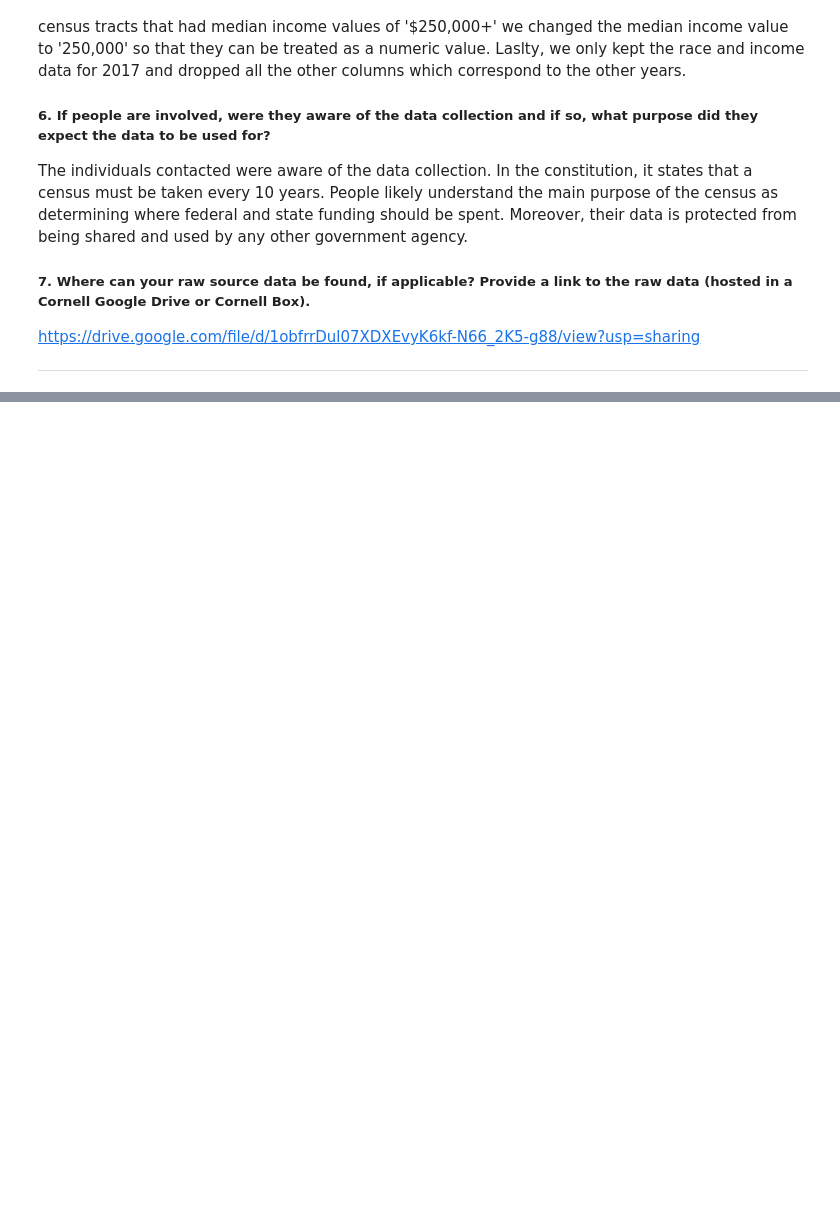
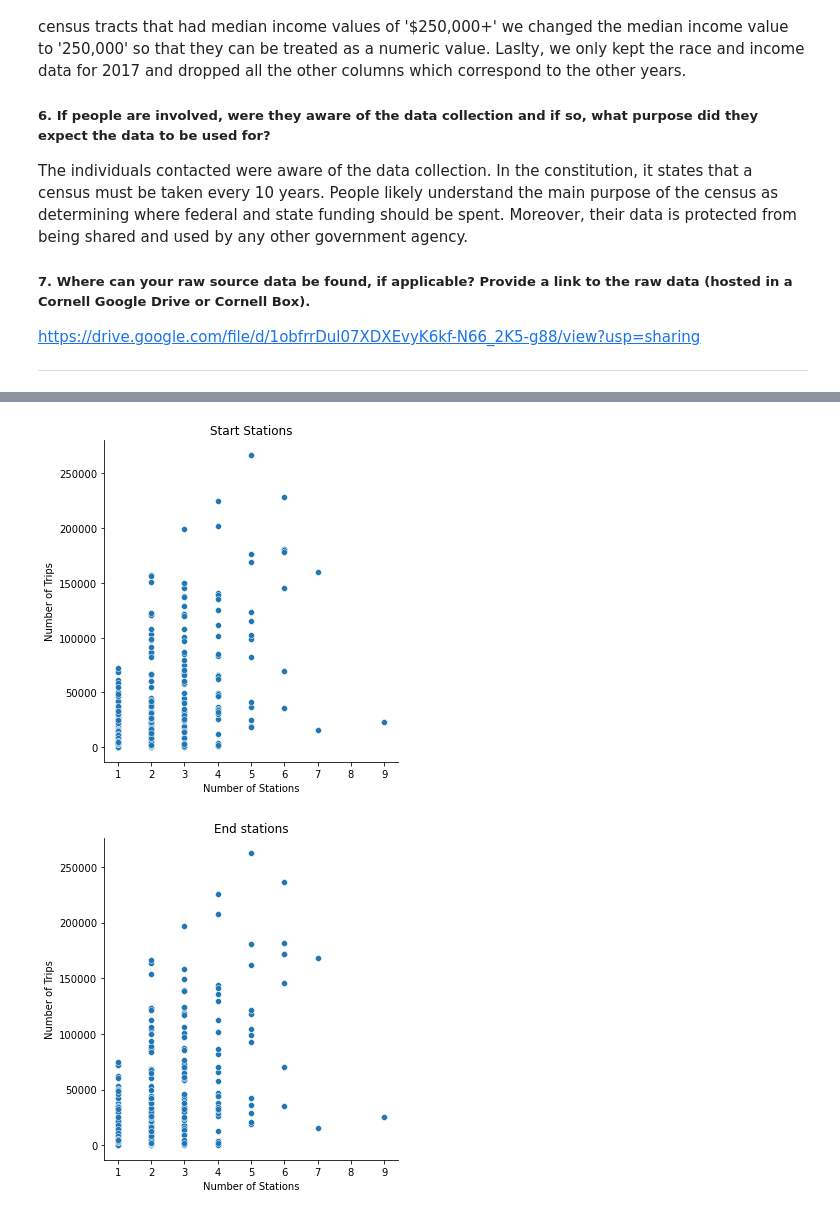
Before and after one commit to shljessie/INFO-2950, a Jupyter notebook: project_phase_submissions/final.ipynb, the cells around one changed output, grey strips where cells are left out. Drawn from its saved outputs; the diff is of its cells as text; code cells hidden in the pictures; blank space fills up the shorter version.

```diff
--- a/project_phase_submissions/final.ipynb
+++ b/project_phase_submissions/final.ipynb
@@ -269,0 +310,33 @@ _________
+# %%
+#group by geoid and count number of stations
+stations_geoid = stations_df.groupby(['geoid']).size().reset_index(name = 'Number of Stations')
+stations_geoid = stations_geoid.sort_values('Number of Stations', ascending=False)
+
+#remove park geoids
+geoids_remove=['36061014300','36047017700','36061000500','36081009900','36061031703','36047001800','36081003700']
+stations_geoid = stations_geoid[~stations_geoid['geoid'].isin(geoids_remove)]
+
+## Number of Start Stations at each geoid
+trips_start_df = trips_df.groupby(['start_station_geoid']).size().reset_index(name = 'Number of Trips')
+trips_start_df = trips_start_df.sort_values('Number of Trips', ascending=False)
+trips_start_df = trips_start_df.rename(columns={'start_station_geoid': 'geoid'})
+trips_start_df= pd.merge(stations_geoid,trips_start_df,  on=['geoid'], how='inner')
+
+## Number of End Stations at each geoid
+trips_end_df = trips_df.groupby(['end_station_geoid']).size().reset_index(name = 'Number of Trips')
+trips_end_df = trips_end_df.sort_values('Number of Trips', ascending=False)
+trips_end_df = trips_end_df.rename(columns={'end_station_geoid': 'geoid'})
+trips_end_df= pd.merge(stations_geoid,trips_end_df,  on=['geoid'], how='inner')
+
+## Start Stations
+sns.relplot(x="Number of Stations", y="Number of Trips", data=trips_start_df)
+plt.title("Start Stations")
+plt.show()
+
+## End stations
+sns.relplot(x="Number of Stations", y="Number of Trips", data=trips_end_df)
+plt.title("End stations")
+plt.show()
+# %% [output]
+[figure, added]
+[figure, added]
```
Also changed, not shown: parts of 20 cells of this notebook, 1 other file.
